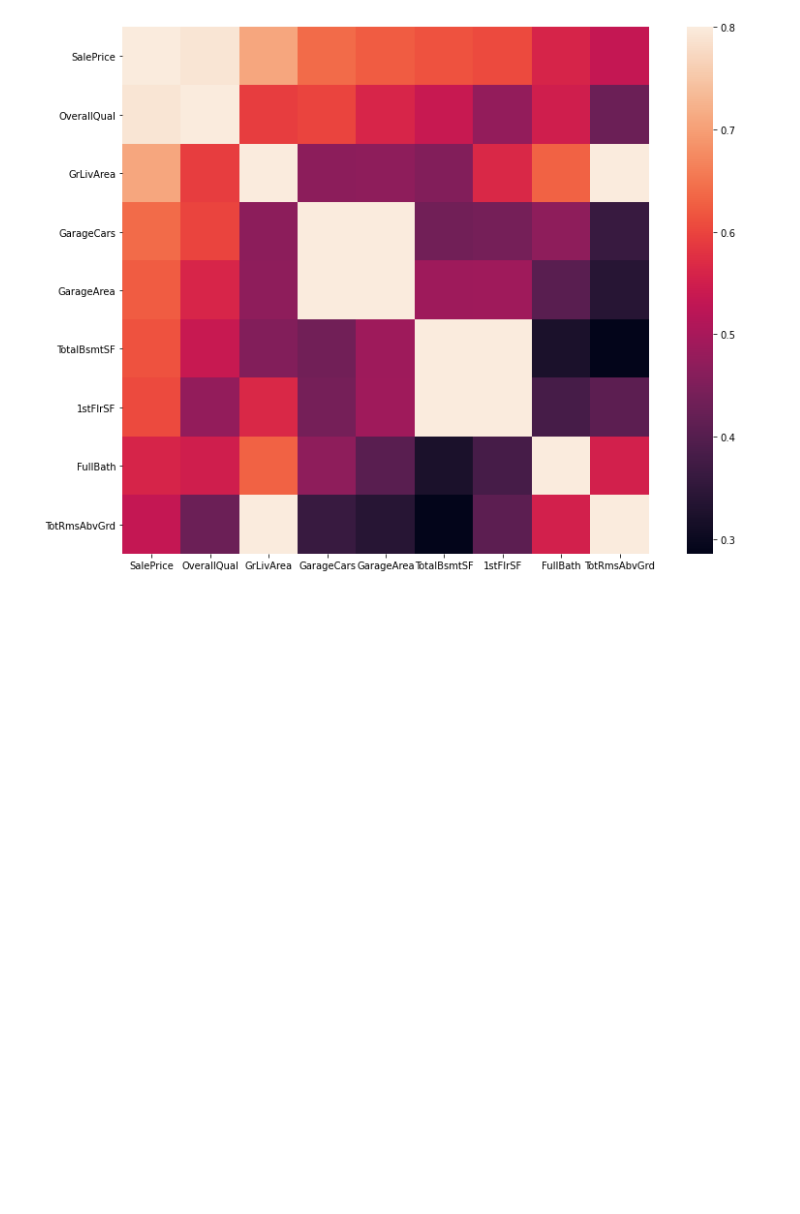
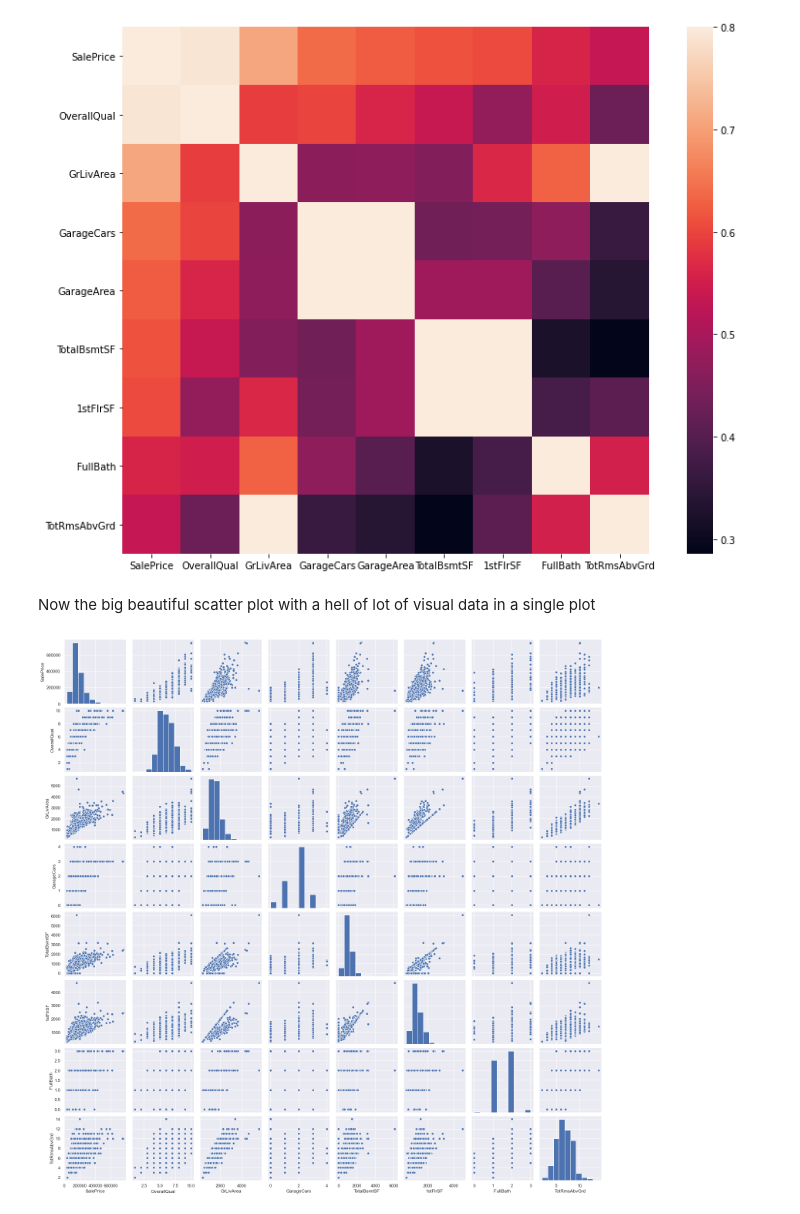
Before and after one commit to rohan-paul/Kaggle-House-Prices-Advanced-Regression-Techniques, a Jupyter notebook: data_exploration.ipynb, the cells around one changed output. Saved outputs shown, nothing was run; the diff lists cells and outputs as text; code cells hidden in the pictures; blank space fills up the shorter version.

Commit message:
pairplot

```diff
--- a/data_exploration.ipynb
+++ b/data_exploration.ipynb
@@ -209,3 +209,12 @@ sns.heatmap(train[cols].corr(), vmax=0.8, square=True)
 # %% [output]
 <matplotlib.axes._subplots.AxesSubplot at 0x...>
 [figure]
+# %% [markdown]
+Now the big beautiful scatter plot with a hell of lot of visual data in a single plot
+# %%
+sns.set()
+cols = ['SalePrice', 'OverallQual', 'GrLivArea', 'GarageCars', 'TotalBsmtSF', '1stFlrSF', 'FullBath', 'TotRmsAbvGrd']
+sns.pairplot(train[cols], size=2.5)
+plt.show()
+# %% [output]
+[figure, added]
```
